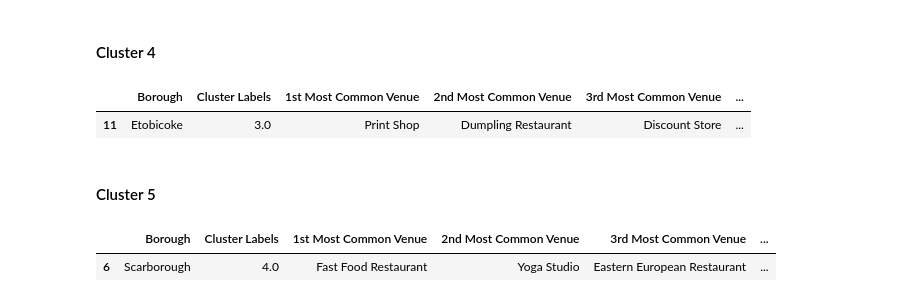
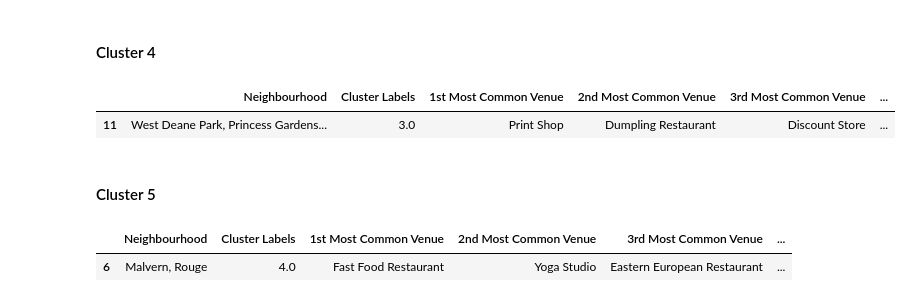
Before and after one commit to ossskkar/Coursera_Capstone, a Jupyter notebook: Week3-Assignment-Part-C.ipynb, the cells around one changed output. Cells and saved outputs as stored; diff of their text form; code cells hidden in the pictures.

```diff
--- a/Week3-Assignment-Part-C.ipynb
+++ b/Week3-Assignment-Part-C.ipynb
@@ -446,14 +446,14 @@ toronto_merged.loc[toronto_merged['Cluster Labels'] == 2, toronto_merged.columns
 # %% [markdown]
 #### Cluster 4
 # %%
-toronto_merged.loc[toronto_merged['Cluster Labels'] == 3, toronto_merged.columns[[1] + list(range(5, toronto_merged.shape[1]))]]
+toronto_merged.loc[toronto_merged['Cluster Labels'] == 3, toronto_merged.columns[[2] + list(range(5, toronto_merged.shape[1]))]]
 # %% [output]
-|  | Borough | Cluster Labels | 1st Most Common Venue | 2nd Most Common Venue | 3rd Most Common Venue | ... |
-| 11 | Etobicoke | 3.0 | Print Shop | Dumpling Restaurant | Discount Store | ... |
+|  | Neighbourhood | Cluster Labels | 1st Most Common Venue | 2nd Most Common Venue | 3rd Most Common Venue | ... |
+| 11 | West Deane Park, Princess Gardens... | 3.0 | Print Shop | Dumpling Restaurant | Discount Store | ... |
 # %% [markdown]
 #### Cluster 5
 # %%
-toronto_merged.loc[toronto_merged['Cluster Labels'] == 4, toronto_merged.columns[[1] + list(range(5, toronto_merged.shape[1]))]]
+toronto_merged.loc[toronto_merged['Cluster Labels'] == 4, toronto_merged.columns[[2] + list(range(5, toronto_merged.shape[1]))]]
 # %% [output]
-|  | Borough | Cluster Labels | 1st Most Common Venue | 2nd Most Common Venue | 3rd Most Common Venue | ... |
-| 6 | Scarborough | 4.0 | Fast Food Restaurant | Yoga Studio | Eastern European Restaurant | ... |
+|  | Neighbourhood | Cluster Labels | 1st Most Common Venue | 2nd Most Common Venue | 3rd Most Common Venue | ... |
+| 6 | Malvern, Rouge | 4.0 | Fast Food Restaurant | Yoga Studio | Eastern European Restaurant | ... |
```
Also changed, not shown: parts of 3 cells of this notebook.
